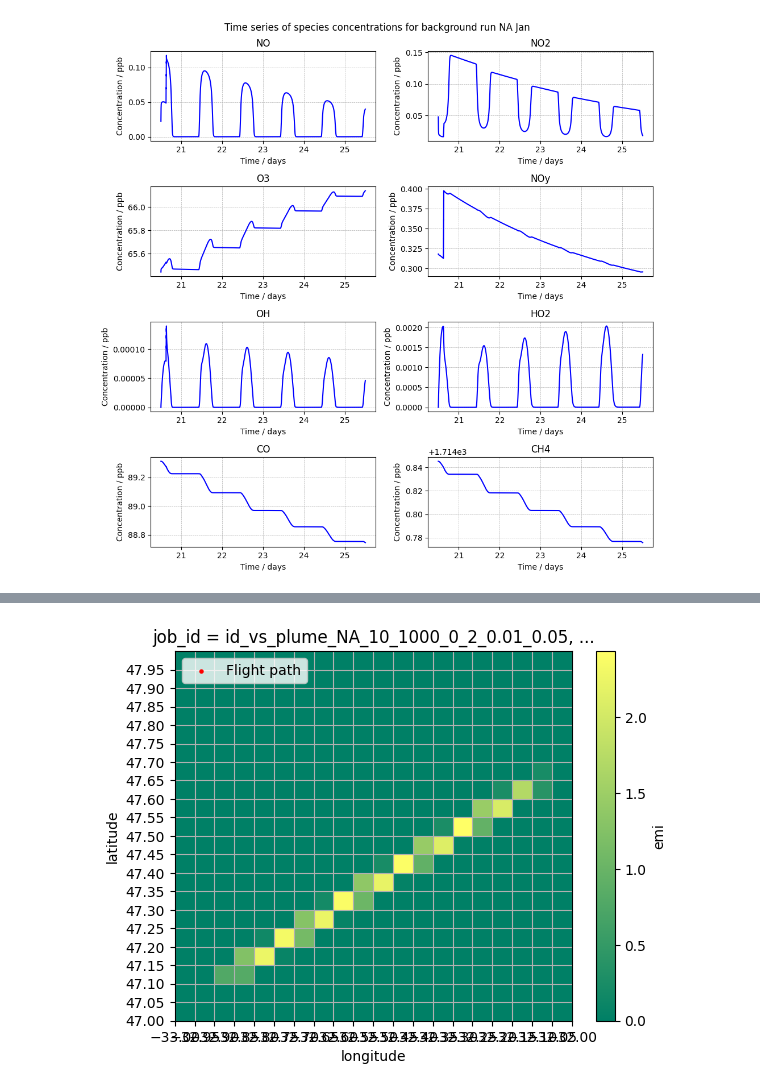
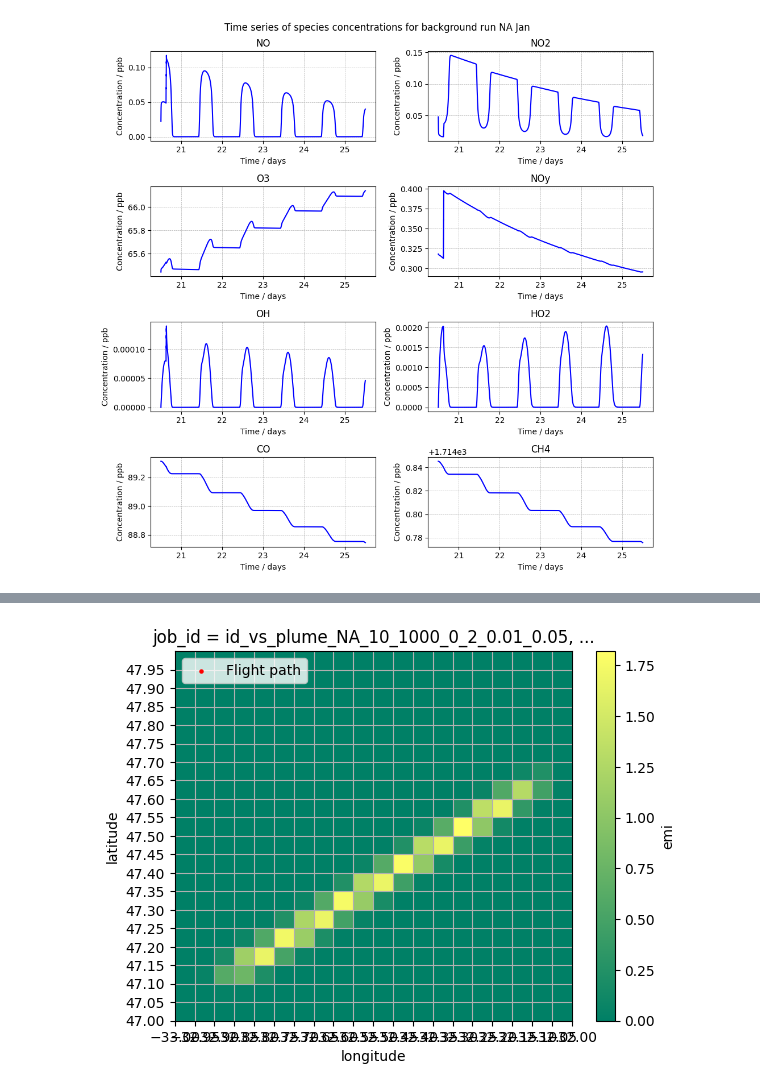
Before and after one commit to ktait98/pycontrails_kt, a Jupyter notebook: pycontrails/models/gpat/pp_gpat_id_vs_plume.ipynb, the cells around one changed output, grey strips where cells are left out. Drawn from its saved outputs; the diff is of its cells as text; code cells hidden in the pictures.

```diff
--- a/pycontrails/models/gpat/pp_gpat_id_vs_plume.ipynb
+++ b/pycontrails/models/gpat/pp_gpat_id_vs_plume.ipynb
@@ -142,5 +144,5 @@ plt.show()
 # %%
 chem_ds = chem_ds_dict['id_vs_plume_NA_10_1000_0_2_0.01_0.05'].isel(job_id=0)
 
-pp_gpat.plot_heatmap(params, fl_df, pl_df, chem_ds, ts=3*100, da="emi", property="NO", plot_fl=True, plot_pl=False)
+pp_gpat.plot_heatmap(params, fl_df, pl_df, chem_ds, ts=3*178, da="emi", property="NO", plot_fl=True, plot_pl=False)
 # %% [output]
@@ -149,4 +151,4 @@ time: 2022-01-20T13:40:00.000000000
-[figure, old version]
+[figure, new version]
 # %%
 chem_ds = chem_ds.compute()
 
```
Also changed, not shown: parts of 3 cells of this notebook, 7 other files.
